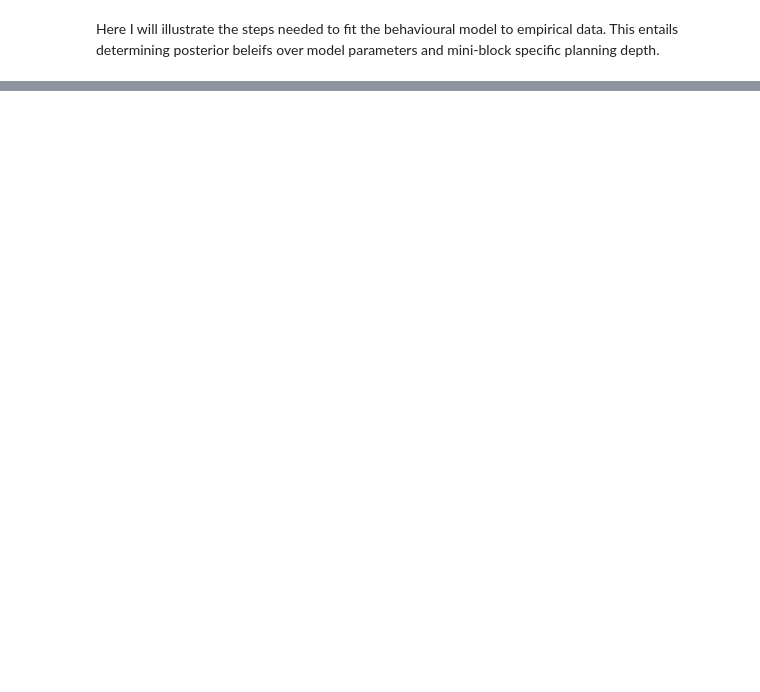
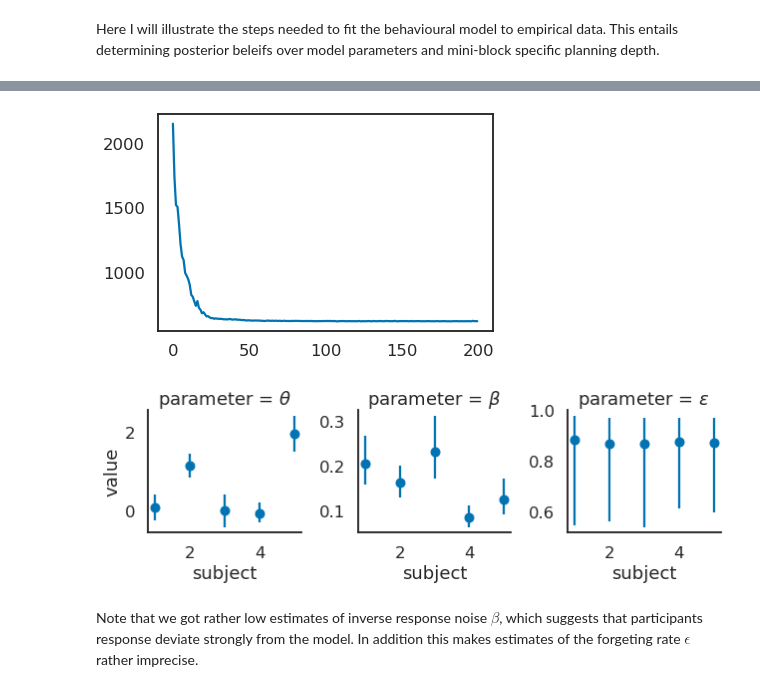
Before and after one commit to jeffensen/plandepth, a Jupyter notebook: notebooks/fitting_model_to_behaviour.ipynb, the cells around one changed output, grey strips where cells are left out. Cells and saved outputs as stored; diff of their text form; code cells hidden in the pictures; blank space fills up the shorter version.

```diff
--- a/notebooks/fitting_model_to_behaviour.ipynb
+++ b/notebooks/fitting_model_to_behaviour.ipynb
@@ -115,4 +115,4 @@ agent = BackInduction(confs,
 
 # load inference module and start model fitting
 infer = Inferrer(agent, stimuli, responses, mask)
-infer.fit(num_iterations=400, parametrisation='dynamic')  # alternative parametrisation='static'
+infer.fit(num_iterations=200, num_particles=20, parametrisation='static')
@@ -179,0 +123,28 @@ RuntimeError: invalid multinomial distribution (encountering probability entry <
+# %%
+# sample from posterior
+
+labels = [r'$\tilde{\beta}$', r'$\theta$', r'$\tilde{\epsilon}$']
+pars_df, scales_df, mg_df, sg_df = infer.sample_from_posterior(labels)
+
+# transform sampled parameter values to the true parameter range
+pars_df[r'$\beta$'] = torch.from_numpy(pars_df[r'$\tilde{\beta}$'].values).exp().numpy()
+pars_df[r'$\epsilon$'] = torch.from_numpy(pars_df[r'$\tilde{\epsilon}$'].values).sigmoid().numpy()
+
+pars_df.drop([r'$\tilde{\beta}$', r'$\tilde{\epsilon}$'], axis=1, inplace=True)
+
+pars_df = pars_df.melt(id_vars='subject', var_name='parameter')
+# %%
+# plot convergence of ELBO bound (approximate value of the negative marginal log likelihood)
+plt.figure()
+plt.plot(infer.loss[-200:])
+
+# visualize posterior parameter estimates over subjects
+g = sns.FacetGrid(pars_df, col="parameter", height=3, sharey=False);
+g = (g.map(errorplot, 'subject', 'value'));
+
+order = conditions[1, :, 0] == 2  # participants in the first group (normal order)
+# %% [output]
+[figure, added]
+[figure, added]
+# %% [markdown]
+Note that we got rather low estimates of inverse response noise $\beta$, which suggests that participants response deviate strongly from the model. In addition this makes estimates of the forgeting rate $\epsilon$ rather imprecise.
```
Also changed, not shown: parts of 8 cells of this notebook, 2 other files.
